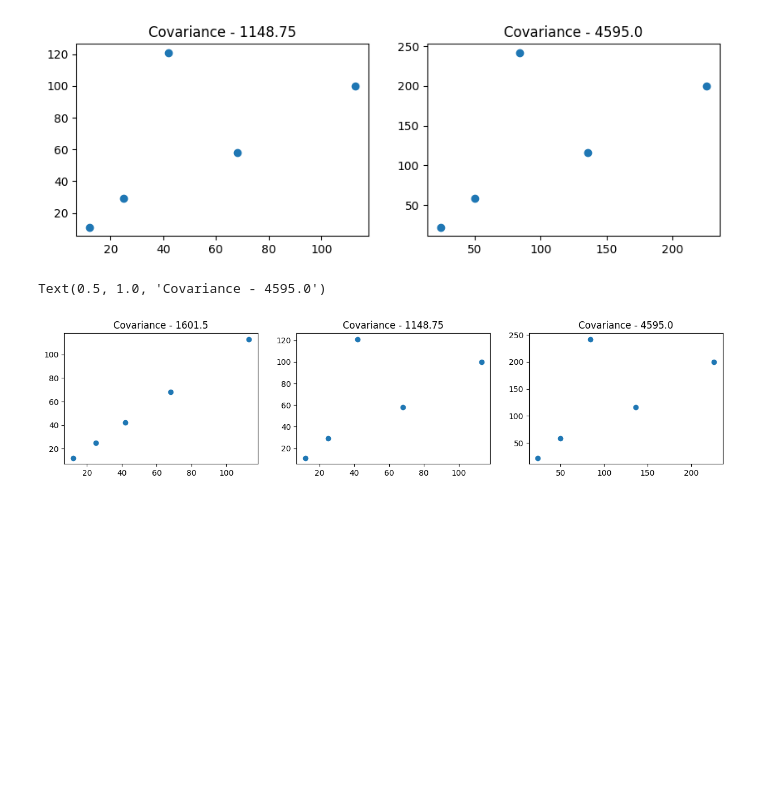
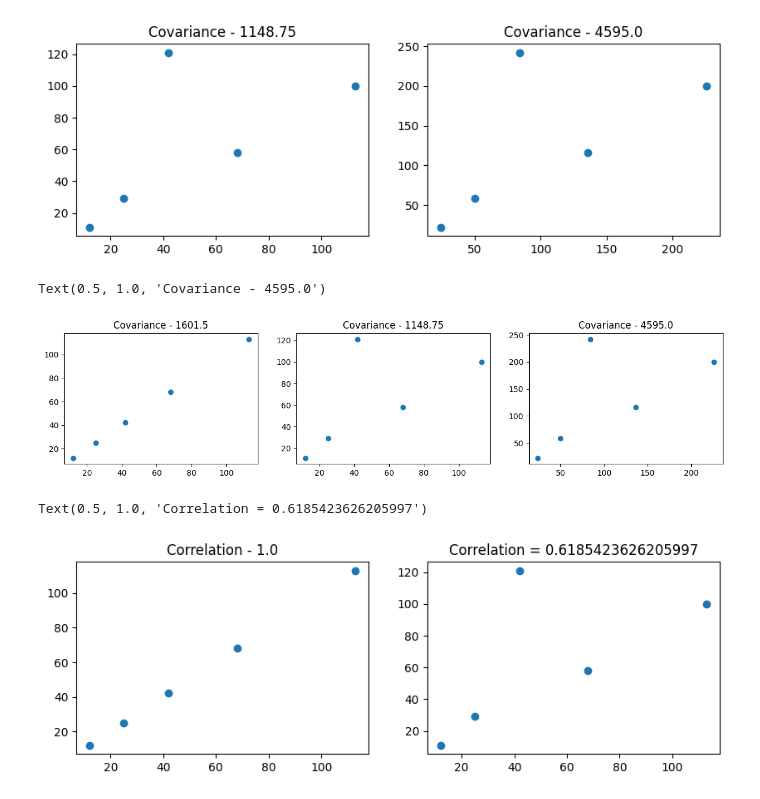
Before and after one commit to Evergreenies/data-science-learning, a Jupyter notebook: stats/39/39.ipynb, the cells around one changed output. Saved outputs shown, nothing was run; the diff lists cells and outputs as text; code cells hidden in the pictures; blank space fills up the shorter version.

```diff
--- a/stats/39/39.ipynb
+++ b/stats/39/39.ipynb
@@ -45,3 +45,14 @@ ax[2].set_title("Covariance - " + str(np.cov(df['x']*2,df['y']*2)[0,1]))
 # %% [output]
 Text(0.5, 1.0, 'Covariance - 4595.0')
 [figure]
+# %%
+fig, (ax1, ax2) = plt.subplots(1, 2, figsize=(10, 3))
+
+ax1.scatter(df['x'], df['x'])
+ax2.scatter(df['x'], df['y'])
+
+ax1.set_title(f"Correlation - {df['x'].corr(df['x'])}")
+ax2.set_title(f"Correlation = {df['x'].corr(df['y'])}")
+# %% [output]
+Text(0.5, 1.0, 'Correlation = 0.6185423626205997')
+[figure, added]
```
Also changed, not shown: parts of 1 cell of this notebook, 1 other file.
